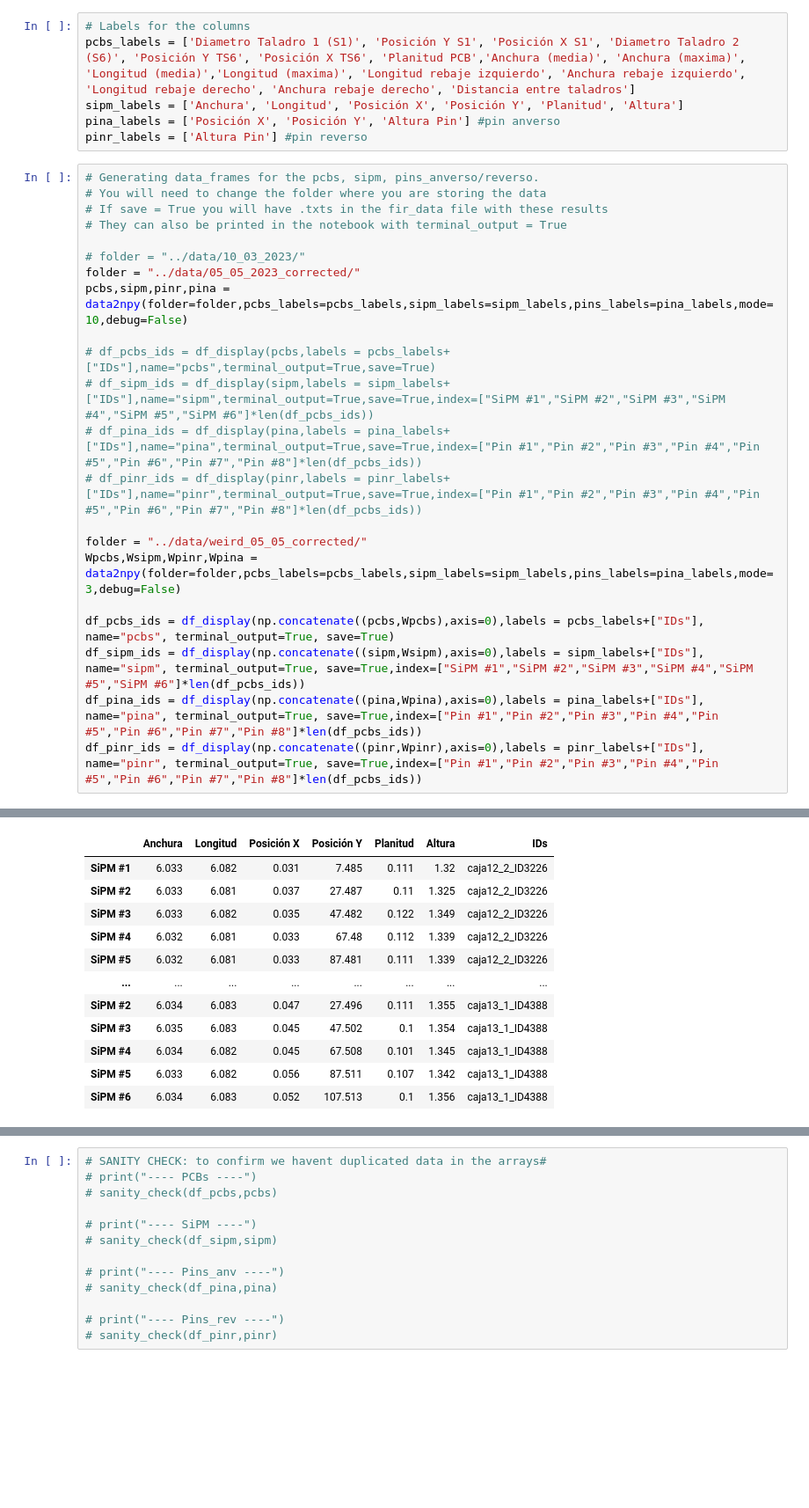
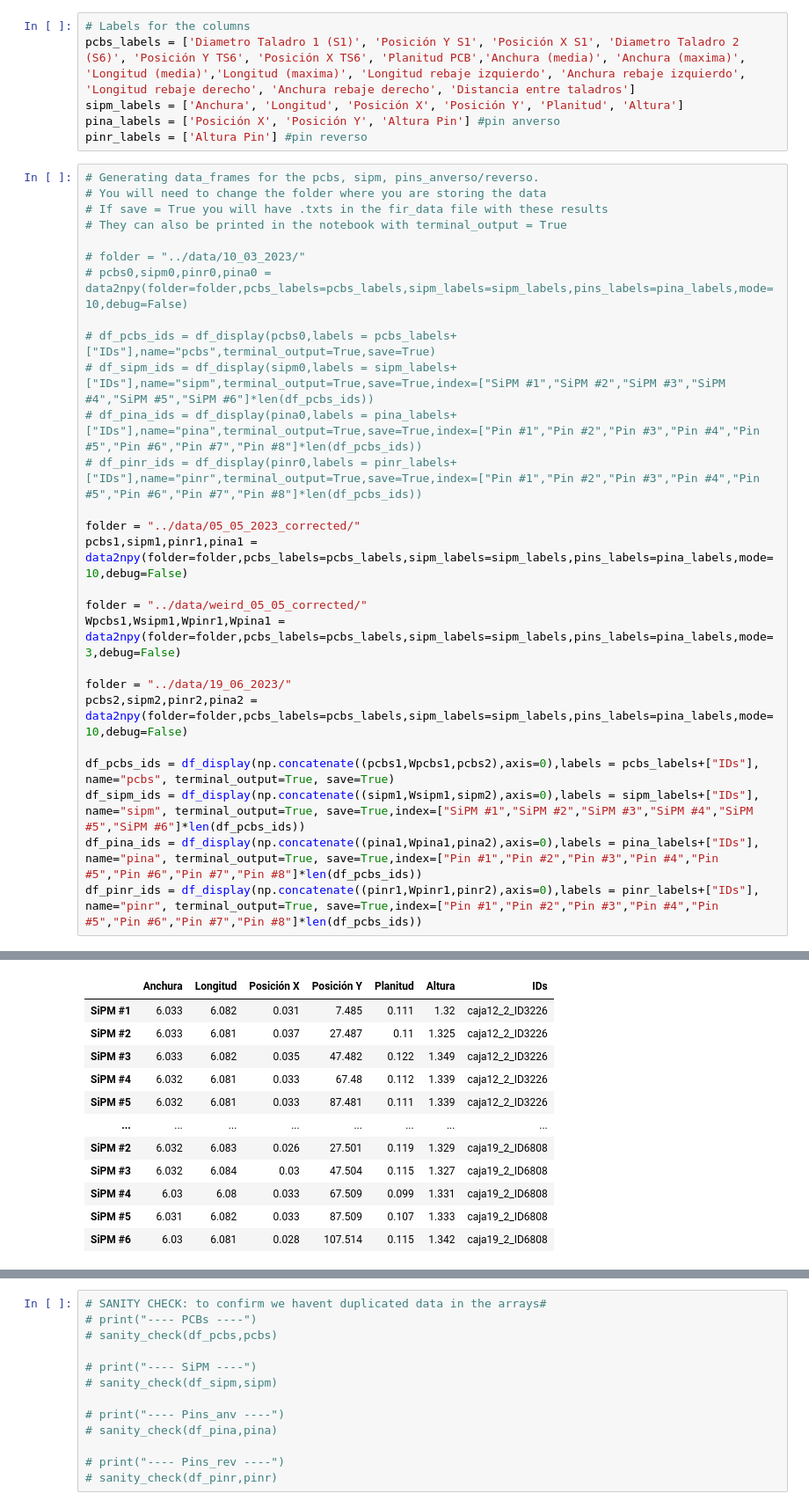
Before and after one commit to CIEMAT-Neutrino/Analysis_Lab_SiPMs, a Jupyter notebook: notebooks/SiPMsDimensions.ipynb, the cells around one changed output, grey strips where cells are left out. Shown at 88% size. Drawn from its saved outputs; the diff is of its cells as text; blank space fills up the shorter version.

```diff
--- a/notebooks/SiPMsDimensions.ipynb
+++ b/notebooks/SiPMsDimensions.ipynb
@@ -31,21 +31,26 @@ pinr_labels = ['Altura Pin'] #pin reverso
 # They can also be printed in the notebook with terminal_output = True
 
 # folder = "../data/10_03_2023/"
+# pcbs0,sipm0,pinr0,pina0 = data2npy(folder=folder,pcbs_labels=pcbs_labels,sipm_labels=sipm_labels,pins_labels=pina_labels,mode=10,debug=False)
+
+# df_pcbs_ids = df_display(pcbs0,labels = pcbs_labels+["IDs"],name="pcbs",terminal_output=True,save=True)
+# df_sipm_ids = df_display(sipm0,labels = sipm_labels+["IDs"],name="sipm",terminal_output=True,save=True,index=["SiPM #1","SiPM #2","SiPM #3","SiPM #4","SiPM #5","SiPM #6"]*len(df_pcbs_ids))
+# df_pina_ids = df_display(pina0,labels = pina_labels+["IDs"],name="pina",terminal_output=True,save=True,index=["Pin #1","Pin #2","Pin #3","Pin #4","Pin #5","Pin #6","Pin #7","Pin #8"]*len(df_pcbs_ids))
+# df_pinr_ids = df_display(pinr0,labels = pinr_labels+["IDs"],name="pinr",terminal_output=True,save=True,index=["Pin #1","Pin #2","Pin #3","Pin #4","Pin #5","Pin #6","Pin #7","Pin #8"]*len(df_pcbs_ids))
+
 folder = "../data/05_05_2023_corrected/"
-pcbs,sipm,pinr,pina = data2npy(folder=folder,pcbs_labels=pcbs_labels,sipm_labels=sipm_labels,pins_labels=pina_labels,mode=10,debug=False)
-
-# df_pcbs_ids = df_display(pcbs,labels = pcbs_labels+["IDs"],name="pcbs",terminal_output=True,save=True)
-# df_sipm_ids = df_display(sipm,labels = sipm_labels+["IDs"],name="sipm",terminal_output=True,save=True,index=["SiPM #1","SiPM #2","SiPM #3","SiPM #4","SiPM #5","SiPM #6"]*len(df_pcbs_ids))
-# df_pina_ids = df_display(pina,labels = pina_labels+["IDs"],name="pina",terminal_output=True,save=True,index=["Pin #1","Pin #2","Pin #3","Pin #4","Pin #5","Pin #6","Pin #7","Pin #8"]*len(df_pcbs_ids))
-# df_pinr_ids = df_display(pinr,labels = pinr_labels+["IDs"],name="pinr",terminal_output=True,save=True,index=["Pin #1","Pin #2","Pin #3","Pin #4","Pin #5","Pin #6","Pin #7","Pin #8"]*len(df_pcbs_ids))
+pcbs1,sipm1,pinr1,pina1 = data2npy(folder=folder,pcbs_labels=pcbs_labels,sipm_labels=sipm_labels,pins_labels=pina_labels,mode=10,debug=False)
 
 folder = "../data/weird_05_05_corrected/"
-Wpcbs,Wsipm,Wpinr,Wpina = data2npy(folder=folder,pcbs_labels=pcbs_labels,sipm_labels=sipm_labels,pins_labels=pina_labels,mode=3,debug=False)
+Wpcbs1,Wsipm1,Wpinr1,Wpina1 = data2npy(folder=folder,pcbs_labels=pcbs_labels,sipm_labels=sipm_labels,pins_labels=pina_labels,mode=3,debug=False)
 
-df_pcbs_ids = df_display(np.concatenate((pcbs,Wpcbs),axis=0),labels = pcbs_labels+["IDs"], name="pcbs", terminal_output=True, save=True)
-df_sipm_ids = df_display(np.concatenate((sipm,Wsipm),axis=0),labels = sipm_labels+["IDs"], name="sipm", terminal_output=True, save=True,index=["SiPM #1","SiPM #2","SiPM #3","SiPM #4","SiPM #5","SiPM #6"]*len(df_pcbs_ids))
-df_pina_ids = df_display(np.concatenate((pina,Wpina),axis=0),labels = pina_labels+["IDs"], name="pina", terminal_output=True, save=True,index=["Pin #1","Pin #2","Pin #3","Pin #4","Pin #5","Pin #6","Pin #7","Pin #8"]*len(df_pcbs_ids))
-df_pinr_ids = df_display(np.concatenate((pinr,Wpinr),axis=0),labels = pinr_labels+["IDs"], name="pinr", terminal_output=True, save=True,index=["Pin #1","Pin #2","Pin #3","Pin #4","Pin #5","Pin #6","Pin #7","Pin #8"]*len(df_pcbs_ids))
+folder = "../data/19_06_2023/"
+pcbs2,sipm2,pinr2,pina2 = data2npy(folder=folder,pcbs_labels=pcbs_labels,sipm_labels=sipm_labels,pins_labels=pina_labels,mode=10,debug=False)
+
+df_pcbs_ids = df_display(np.concatenate((pcbs1,Wpcbs1,pcbs2),axis=0),labels = pcbs_labels+["IDs"], name="pcbs", terminal_output=True, save=True)
+df_sipm_ids = df_display(np.concatenate((sipm1,Wsipm1,sipm2),axis=0),labels = sipm_labels+["IDs"], name="sipm", terminal_output=True, save=True,index=["SiPM #1","SiPM #2","SiPM #3","SiPM #4","SiPM #5","SiPM #6"]*len(df_pcbs_ids))
+df_pina_ids = df_display(np.concatenate((pina1,Wpina1,pina2),axis=0),labels = pina_labels+["IDs"], name="pina", terminal_output=True, save=True,index=["Pin #1","Pin #2","Pin #3","Pin #4","Pin #5","Pin #6","Pin #7","Pin #8"]*len(df_pcbs_ids))
+df_pinr_ids = df_display(np.concatenate((pinr1,Wpinr1,pinr2),axis=0),labels = pinr_labels+["IDs"], name="pinr", terminal_output=True, save=True,index=["Pin #1","Pin #2","Pin #3","Pin #4","Pin #5","Pin #6","Pin #7","Pin #8"]*len(df_pcbs_ids))
 # %% [output]
 WARNING: the configuration for the xlsx is hard-coded, any change in the naming or how information is distributed in the cells WILL NEED to be CHANGED in the function
 
@@ -80,15 +85,15 @@ WARNING: the configuration for the xlsx is hard-coded, any change in the naming
  Saving file ../fit_data/df_sipm.txt
 
 --------- sipm ---------
 |  | Anchura | Longitud | Posición X | Posición Y | Planitud | Altura | IDs |
 | SiPM #1 | 6.033 | 6.082 | 0.031 | 7.485 | 0.111 | 1.32 | caja12_2_ID3226 |
 | SiPM #2 | 6.033 | 6.081 | 0.037 | 27.487 | 0.11 | 1.325 | caja12_2_ID3226 |
 | SiPM #3 | 6.033 | 6.082 | 0.035 | 47.482 | 0.122 | 1.349 | caja12_2_ID3226 |
 | SiPM #4 | 6.032 | 6.081 | 0.033 | 67.48 | 0.112 | 1.339 | caja12_2_ID3226 |
 | SiPM #5 | 6.032 | 6.081 | 0.033 | 87.481 | 0.111 | 1.339 | caja12_2_ID3226 |
 | ... | ... | ... | ... | ... | ... | ... | ... |
-| SiPM #2 | 6.034 | 6.083 | 0.047 | 27.496 | 0.111 | 1.355 | caja13_1_ID4388 |
-| SiPM #3 | 6.035 | 6.083 | 0.045 | 47.502 | 0.1 | 1.354 | caja13_1_ID4388 |
-| SiPM #4 | 6.034 | 6.082 | 0.045 | 67.508 | 0.101 | 1.345 | caja13_1_ID4388 |
-| SiPM #5 | 6.033 | 6.082 | 0.056 | 87.511 | 0.107 | 1.342 | caja13_1_ID4388 |
-| SiPM #6 | 6.034 | 6.083 | 0.052 | 107.513 | 0.1 | 1.356 | caja13_1_ID4388 |
+| SiPM #2 | 6.032 | 6.083 | 0.026 | 27.501 | 0.119 | 1.329 | caja19_2_ID6808 |
+| SiPM #3 | 6.032 | 6.084 | 0.03 | 47.504 | 0.115 | 1.327 | caja19_2_ID6808 |
+| SiPM #4 | 6.03 | 6.08 | 0.033 | 67.509 | 0.099 | 1.331 | caja19_2_ID6808 |
+| SiPM #5 | 6.031 | 6.082 | 0.033 | 87.509 | 0.107 | 1.333 | caja19_2_ID6808 |
+| SiPM #6 | 6.03 | 6.081 | 0.028 | 107.514 | 0.115 | 1.342 | caja19_2_ID6808 |
```
Also changed, not shown: parts of 7 cells of this notebook, 1 other file.
